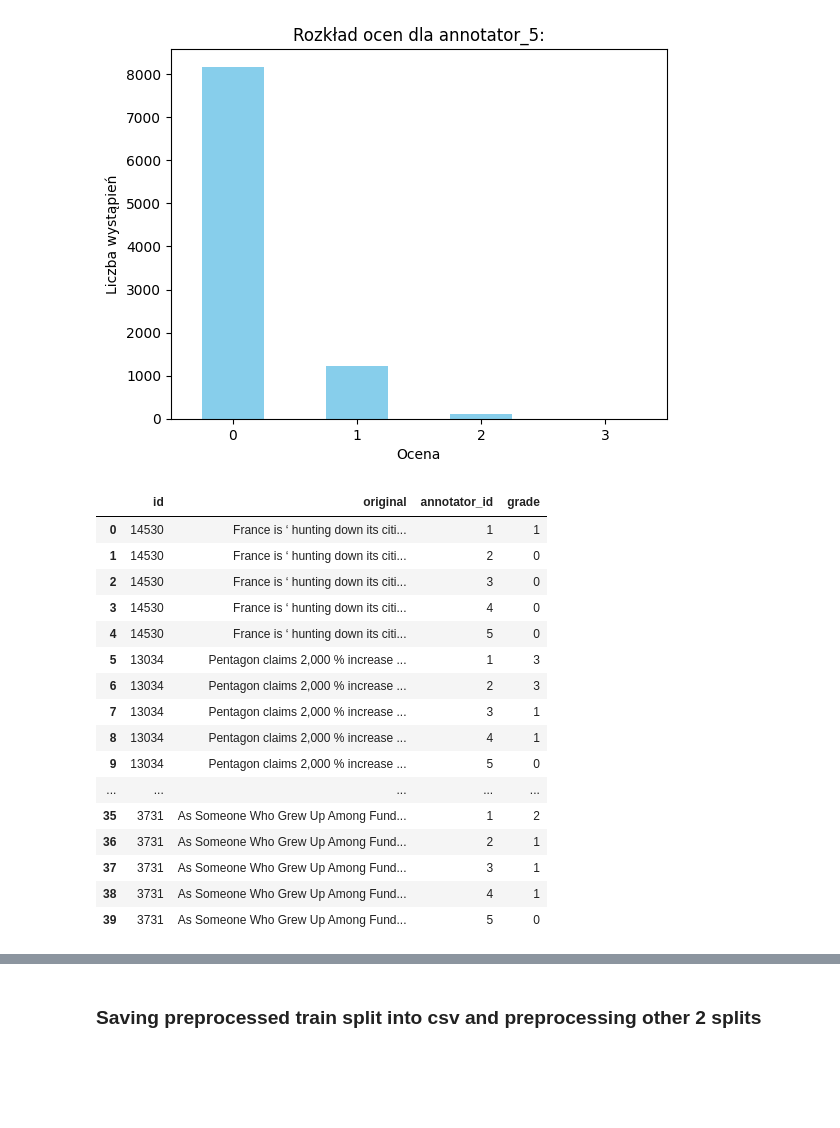
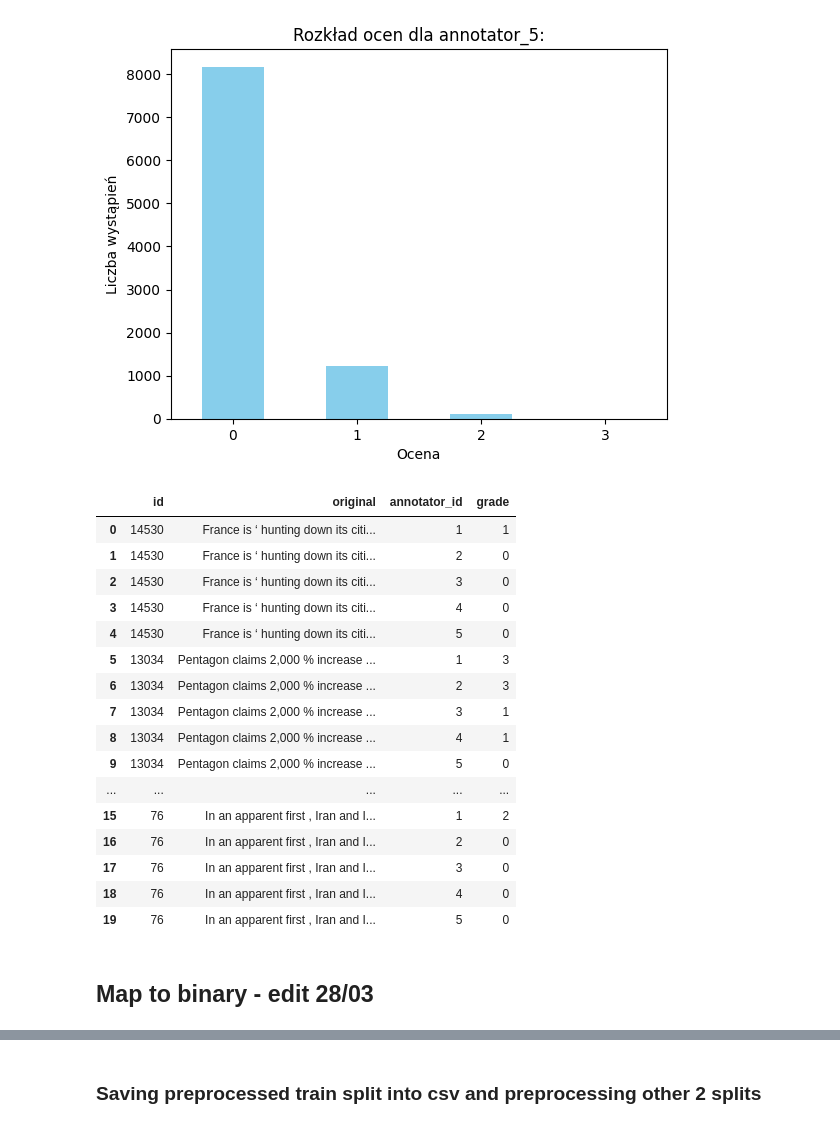
Before and after one commit to MDY00/Personalised_LLM, a Jupyter notebook: Humi_EDA.ipynb, the cells around one changed output, grey strips where cells are left out. Cells and saved outputs as stored; diff of their text form; code cells hidden in the pictures; blank space fills up the shorter version.

```diff
--- a/Humi_EDA.ipynb
+++ b/Humi_EDA.ipynb
@@ -166,22 +166,24 @@ for index, row in train_humi.iterrows():
 
 new_train_humi = pd.DataFrame(new_data, columns=new_columns)
 # %%
-new_train_humi[:40]
+new_train_humi[:20]
 # %% [output]
 |  | id | original | annotator_id | grade |
 | 0 | 14530 | France is ‘ hunting down its citi... | 1 | 1 |
 | 1 | 14530 | France is ‘ hunting down its citi... | 2 | 0 |
 | 2 | 14530 | France is ‘ hunting down its citi... | 3 | 0 |
 | 3 | 14530 | France is ‘ hunting down its citi... | 4 | 0 |
 | 4 | 14530 | France is ‘ hunting down its citi... | 5 | 0 |
 | 5 | 13034 | Pentagon claims 2,000 % increase ... | 1 | 3 |
 | 6 | 13034 | Pentagon claims 2,000 % increase ... | 2 | 3 |
 | 7 | 13034 | Pentagon claims 2,000 % increase ... | 3 | 1 |
 | 8 | 13034 | Pentagon claims 2,000 % increase ... | 4 | 1 |
 | 9 | 13034 | Pentagon claims 2,000 % increase ... | 5 | 0 |
 | ... | ... | ... | ... | ... |
-| 35 | 3731 | As Someone Who Grew Up Among Fund... | 1 | 2 |
-| 36 | 3731 | As Someone Who Grew Up Among Fund... | 2 | 1 |
-| 37 | 3731 | As Someone Who Grew Up Among Fund... | 3 | 1 |
-| 38 | 3731 | As Someone Who Grew Up Among Fund... | 4 | 1 |
-| 39 | 3731 | As Someone Who Grew Up Among Fund... | 5 | 0 |
+| 15 | 76 | In an apparent first , Iran and I... | 1 | 2 |
+| 16 | 76 | In an apparent first , Iran and I... | 2 | 0 |
+| 17 | 76 | In an apparent first , Iran and I... | 3 | 0 |
+| 18 | 76 | In an apparent first , Iran and I... | 4 | 0 |
+| 19 | 76 | In an apparent first , Iran and I... | 5 | 0 |
+# %% [markdown]
+## Map to binary - edit 28/03
```
Also changed, not shown: parts of 17 cells of this notebook, 12 other files.
